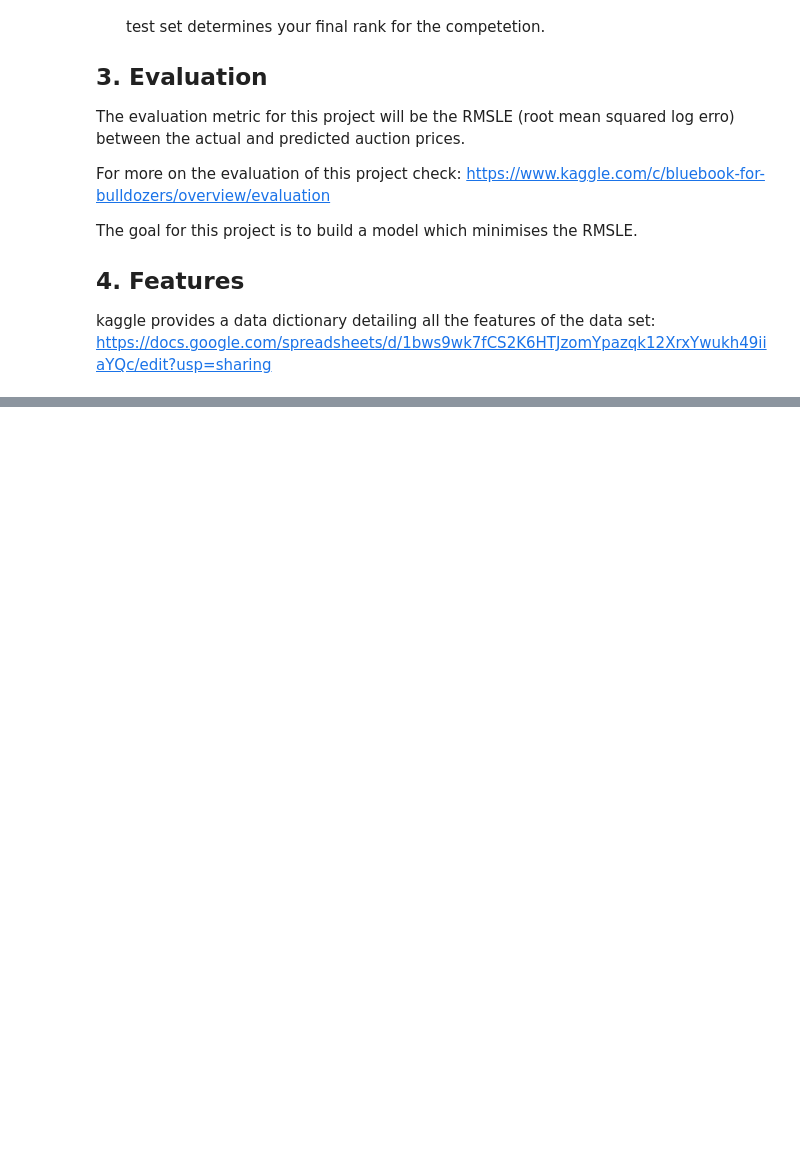
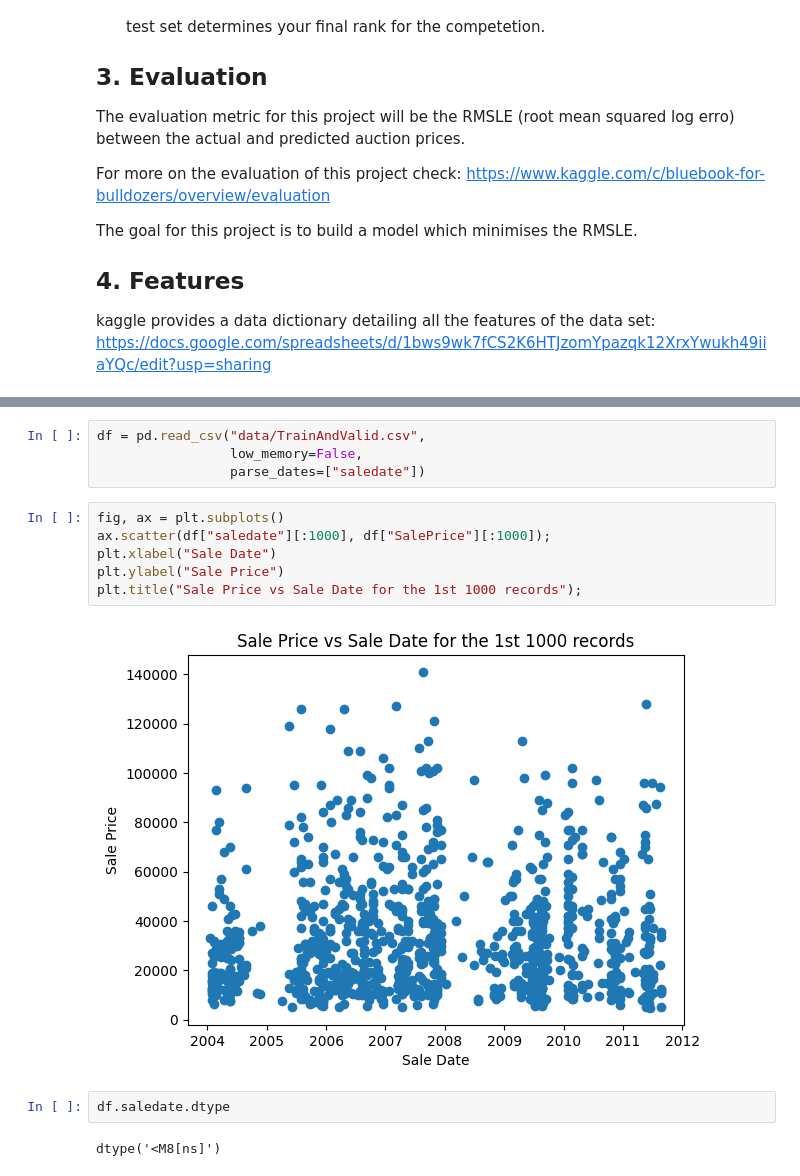
Before and after one commit to othnielche/Bulldozer-price-prediction-model, a Jupyter notebook: end-to-end-bulldozer-regression-regression.ipynb, the cells around one changed output, grey strips where cells are left out. Cells and saved outputs as stored; diff of their text form; blank space fills up the shorter version.

```diff
--- a/end-to-end-bulldozer-regression-regression.ipynb
+++ b/end-to-end-bulldozer-regression-regression.ipynb
@@ -36,0 +94,16 @@ import numpy as np
+# %%
+df = pd.read_csv("data/TrainAndValid.csv",
+                 low_memory=False,
+                 parse_dates=["saledate"])
+# %%
+fig, ax = plt.subplots()
+ax.scatter(df["saledate"][:1000], df["SalePrice"][:1000]);
+plt.xlabel("Sale Date")
+plt.ylabel("Sale Price")
+plt.title("Sale Price vs Sale Date for the 1st 1000 records");
+# %% [output]
+[figure, added]
+# %%
+df.saledate.dtype
+# %% [output]
+dtype('<M8[ns]')
```
Also changed, not shown: parts of 24 cells of this notebook, 1 other file.
